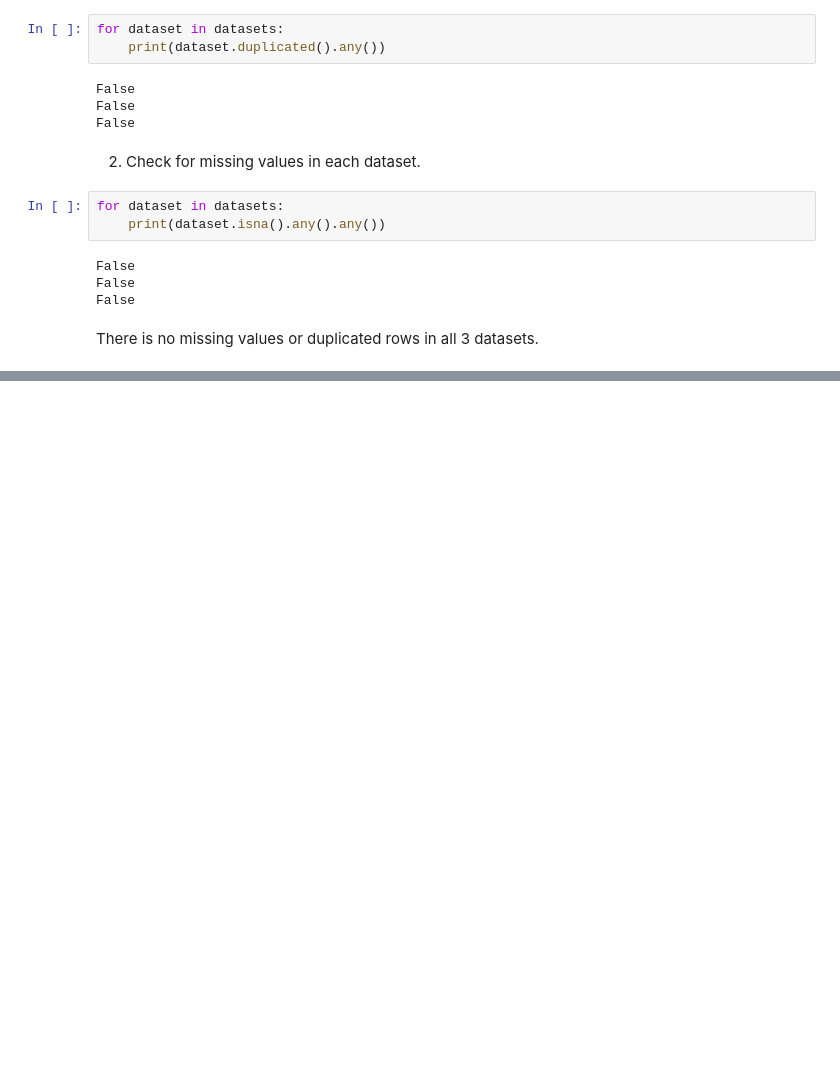
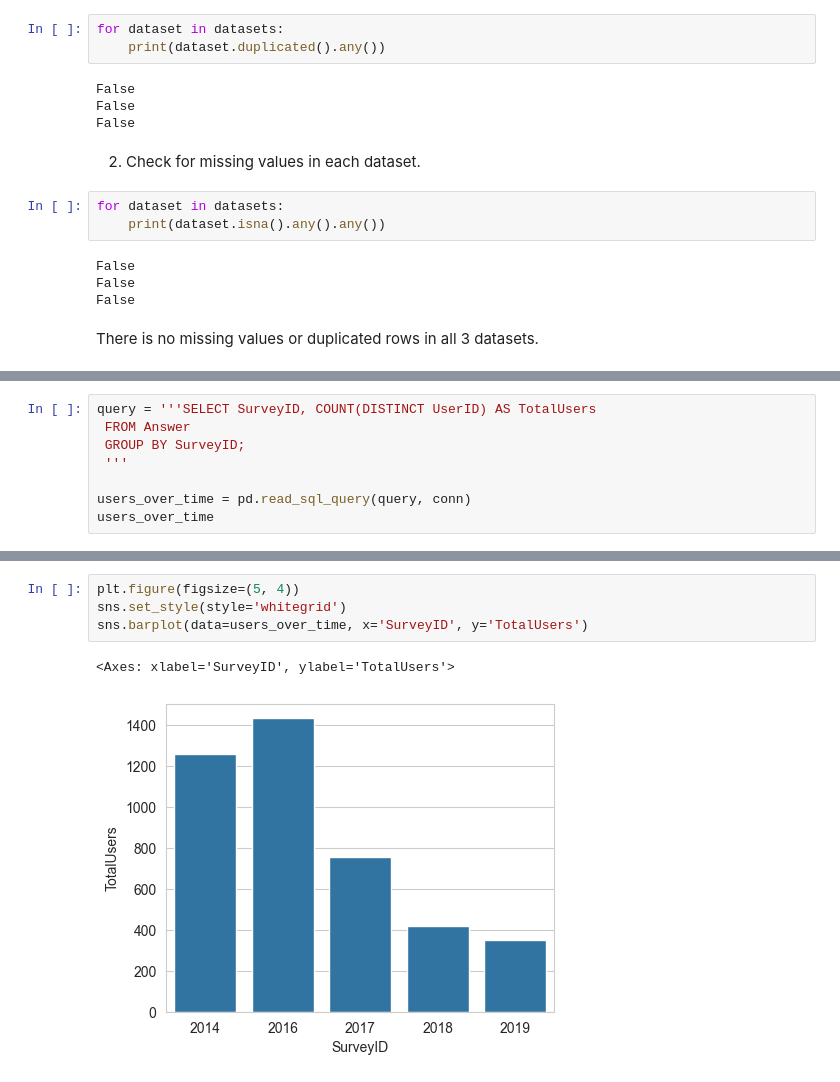
Before and after one commit to CelineChiLamNg/tech_mental_health, a Jupyter notebook: mental_health_tech.ipynb, the cells around one changed output, grey strips where cells are left out. Cells and saved outputs as stored; diff of their text form; blank space fills up the shorter version.

```diff
--- a/mental_health_tech.ipynb
+++ b/mental_health_tech.ipynb
@@ -191,0 +234,8 @@ replies_over_time
+# %%
+query = '''SELECT SurveyID, COUNT(DISTINCT UserID) AS TotalUsers
+ FROM Answer
+ GROUP BY SurveyID;
+ '''
+
+users_over_time = pd.read_sql_query(query, conn)
+users_over_time
@@ -191,0 +249,7 @@ replies_over_time
+# %%
+plt.figure(figsize=(5, 4))
+sns.set_style(style='whitegrid')
+sns.barplot(data=users_over_time, x='SurveyID', y='TotalUsers')
+# %% [output]
+<Axes: xlabel='SurveyID', ylabel='TotalUsers'>
+[figure, added]
```
Also changed, not shown: parts of 34 cells of this notebook, 1 other file.
